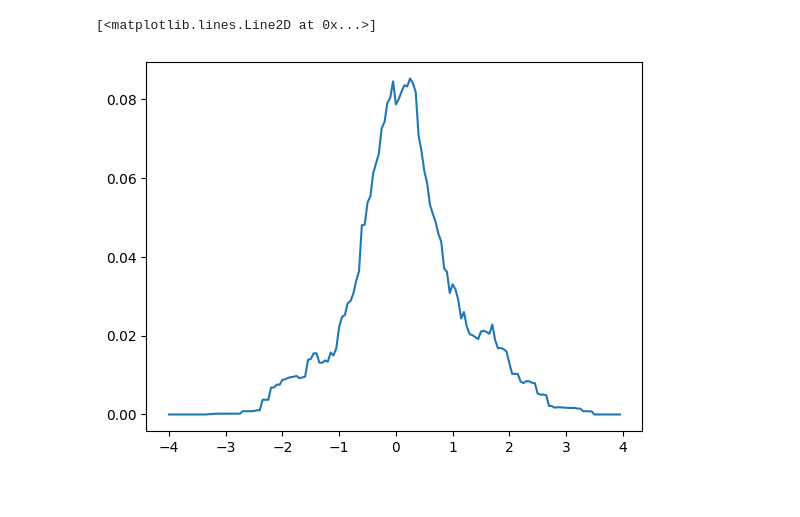
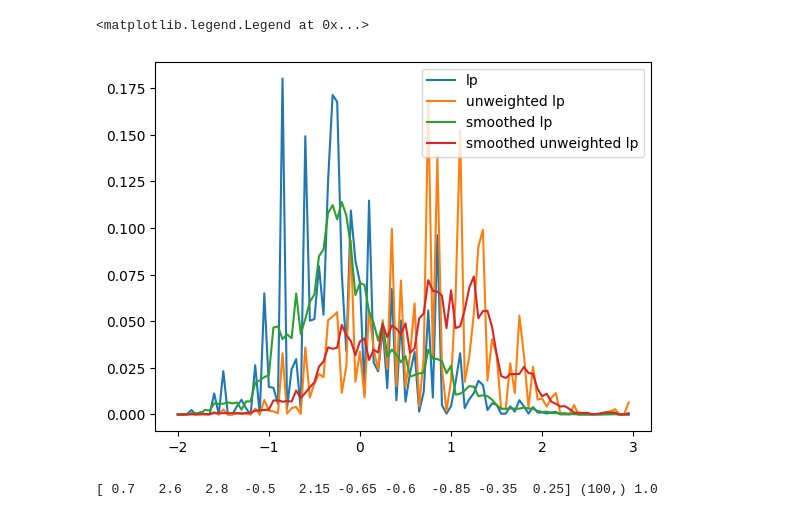
Before and after one commit to aadharna/PufferLib, a Jupyter notebook: LP_test.ipynb, the cells around one changed output. Drawn from its saved outputs; the diff is of its cells as text; code cells hidden in the pictures.

```diff
--- a/LP_test.ipynb
+++ b/LP_test.ipynb
@@ -48,6 +72,7 @@ class BiDirectionalLP:
         # calculate the learning progress
         # normalize task success rates with random baseline rates
         random_success_rate = np.random.rand(y.shape[0])
+        # normalize the success rate
         norm_y = np.maximum(y - random_success_rate, np.zeros(random_success_rate.shape)) / (1.0 - random_success_rate)
         # exponential mean average learning progress
         self.ema_tsr = y           * self.ema_alpha + self.ema_tsr * (1 - self.ema_alpha) if self.ema_tsr is not None else y
@@ -59,9 +84,7 @@ class BiDirectionalLP:
         # learning progress is the change in probability to task success rate
         # NOTE: using bidirectional LP
         learning_progress = np.abs(p_fast_reweigh - p_slow_reweigh)
-        return learning_progress
+        unweighted_learning_progress = np.abs(self.p_fast - self.p_slow)
+        return learning_progress, unweighted_learning_progress, self.p_fast, self.p_slow, p_fast_reweigh, p_slow_reweigh
 # %%
 LP = BiDirectionalLP()
-# %%
-lp = LP.learning_progress(y)
-plt.plot(x, lp)
@@ -71,9 +90,0 @@ plt.plot(x, lp)
-# %%
-# smooth the learning progress
-def smooth(y):
-    # smooth with a moving average
-    window_size = 10
-    y_smooth = np.zeros(y.shape[0])
-    for i in range(window_size, y.shape[0] - window_size):
-        y_smooth[i] = np.mean(y[i - window_size:i + window_size])
-    return y_smooth
@@ -82,5 +91,18 @@ yy = smooth(lp)
-# %%
-plt.plot(x, yy)
-# %% [output]
-[<matplotlib.lines.Line2D at 0x...>]
-[figure, removed]
+# %%
+for _ in range(25):
+    lp, unw_lp, p_fast, p_slow, p_fast_rw, p_slow_rw = LP.learning_progress(y)
+plt.plot(x, lp, label='lp')
+plt.plot(x, unw_lp, label='unweighted lp')
+yy = smooth(lp)
+plt.plot(x, yy, label='smoothed lp')
+plt.plot(x, smooth(unw_lp), label='smoothed unweighted lp')
+plt.legend()
+# %% [output]
+<matplotlib.legend.Legend at 0x...>
+[figure, added]
+# %%
+probs = probs_from_lp(yy)
+tasks = np.random.choice(x, 10, p=probs)
+print(tasks, yy.shape, probs.sum())
+# %% [output]
+[ 0.7   2.6   2.8  -0.5   2.15 -0.65 -0.6  -0.85 -0.35  0.25] (100,) 1.0
```
Also changed, not shown: parts of 7 cells of this notebook.
